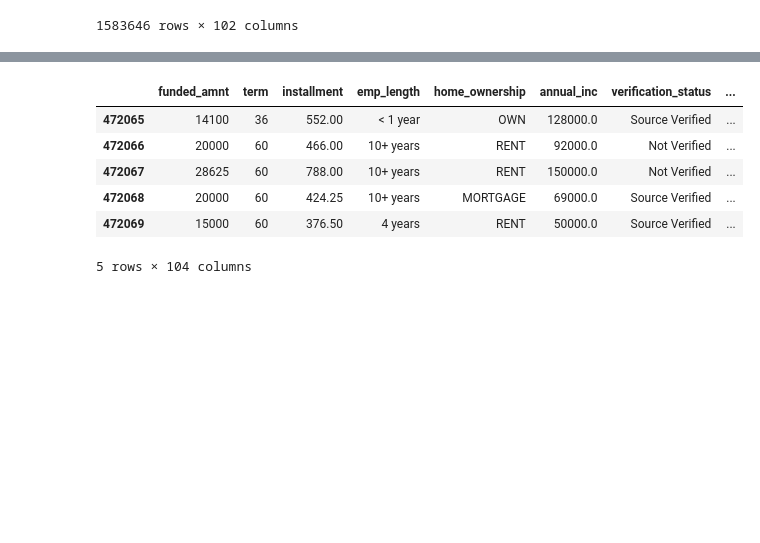
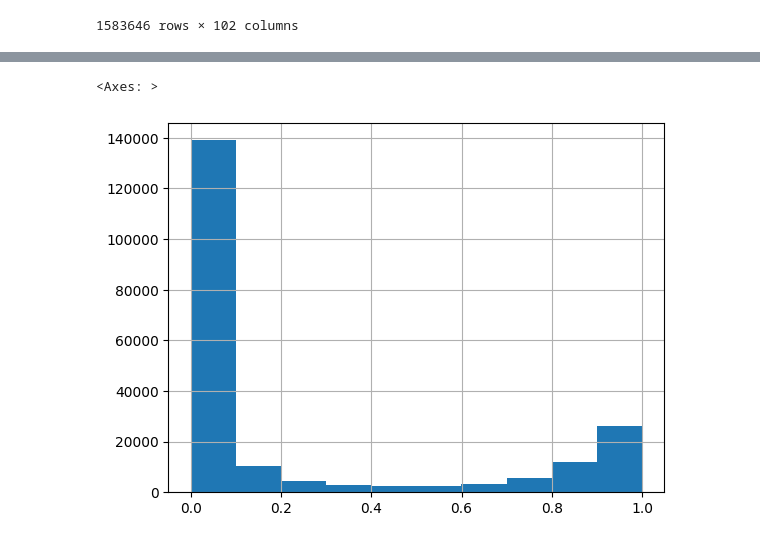
Before and after one commit to marcosmota/ds_lending_club, a Jupyter notebook: notebooks/07_full_training.ipynb, the cells around one changed output, grey strips where cells are left out. Drawn from its saved outputs; the diff is of its cells as text; code cells hidden in the pictures; blank space fills up the shorter version.

```diff
--- a/notebooks/07_full_training.ipynb
+++ b/notebooks/07_full_training.ipynb
@@ -92,0 +86,4 @@ df = df.drop(columns=CONFIG['features_to_remove'])
+# %%
+df = df[features + ["default"]]
+# %%
+df_test = df_test[features  + ["id"]]
@@ -149,0 +146,2 @@ X = df_test.copy()
+# %%
+X = df_test.drop(columns=["id"])
@@ -150,4 +163,3 @@ X = df_test.copy()
 # %%
-df_test["default_prob"] = model.predict_proba(X)[:, 1]
-df_test["default"] = model.predict(X)
+df_test["probabilities"] = model.predict_proba(X)[:, 1]
 # %%
@@ -155,10 +167,5 @@ df_test.to_parquet("../data/qfriends.parquet")
-# %%
-df_test.head()
-# %% [output]
-|  | funded_amnt | term | installment | emp_length | home_ownership | annual_inc | verification_status | ... |
-| 472065 | 14100 | 36 | 552.00 | < 1 year | OWN | 128000.0 | Source Verified | ... |
-| 472066 | 20000 | 60 | 466.00 | 10+ years | RENT | 92000.0 | Not Verified | ... |
-| 472067 | 28625 | 60 | 788.00 | 10+ years | RENT | 150000.0 | Not Verified | ... |
-| 472068 | 20000 | 60 | 424.25 | 10+ years | MORTGAGE | 69000.0 | Source Verified | ... |
-| 472069 | 15000 | 60 | 376.50 | 4 years | RENT | 50000.0 | Source Verified | ... |
-5 rows × 104 columns
+# %%
+df_test["probabilities"].hist()
+# %% [output]
+<Axes: >
+[figure, added]
```
Also changed, not shown: parts of 10 cells of this notebook, 3 other files.
